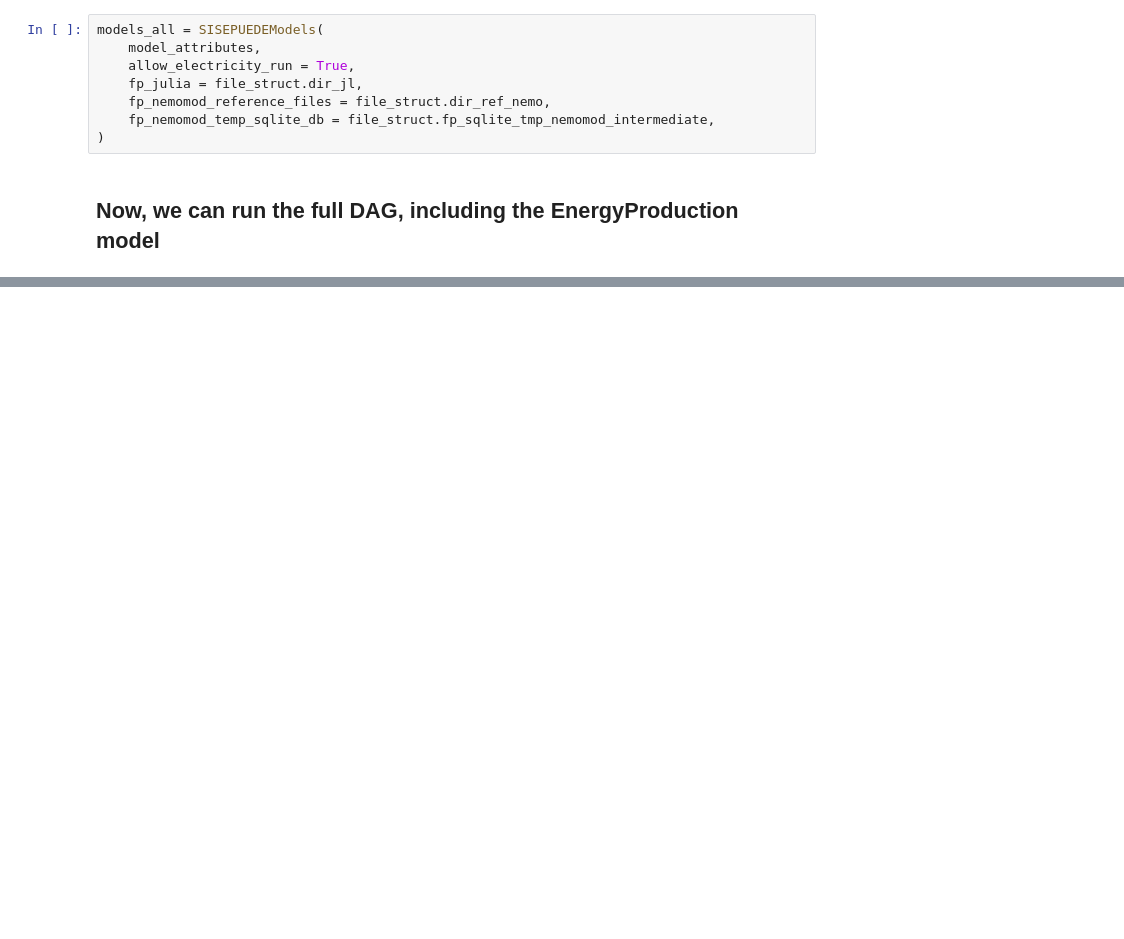
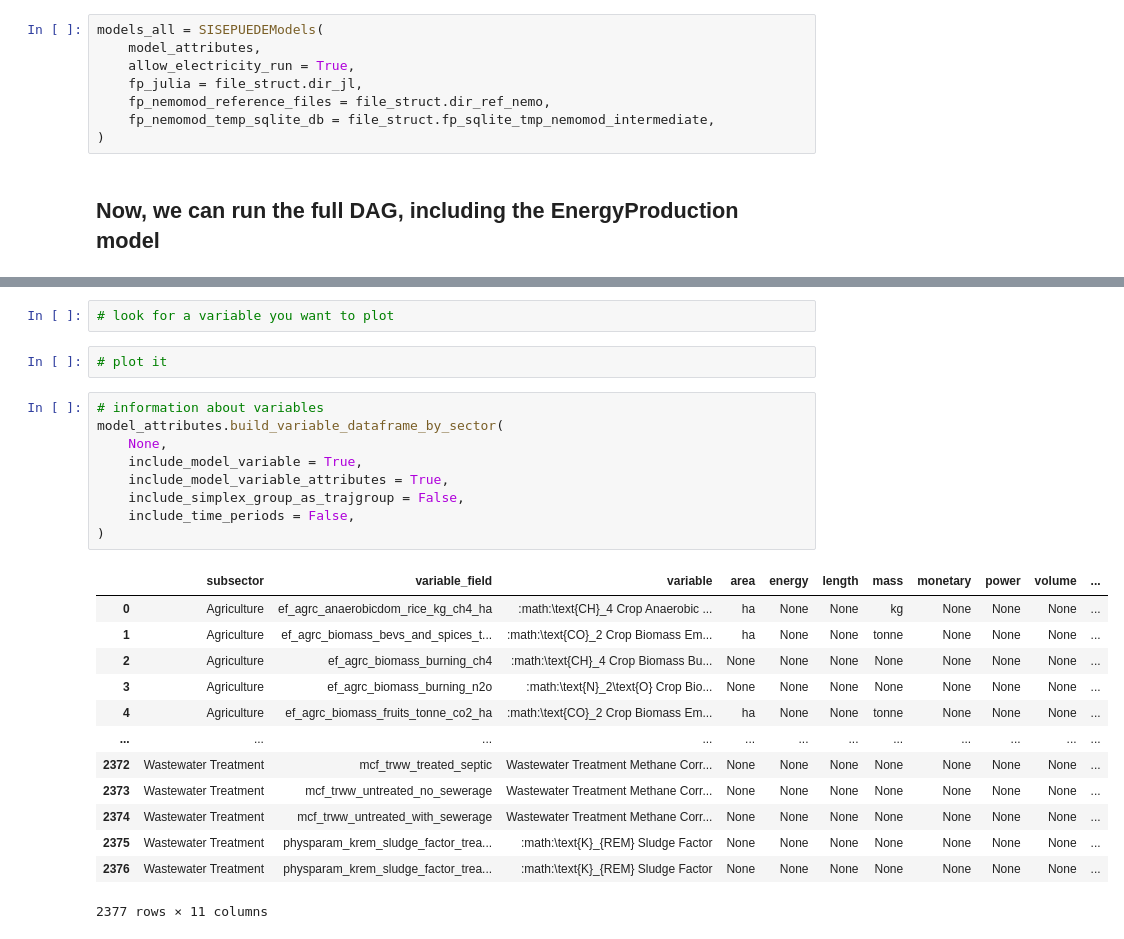
Before and after one commit to jcsyme/sisepuede_tutorials, a Jupyter notebook: sisepuede_tutorial_2-subsector_models.ipynb, the cells around one changed output, grey strips where cells are left out. Drawn from its saved outputs; the diff is of its cells as text; blank space fills up the shorter version.

```diff
--- a/sisepuede_tutorial_2-subsector_models.ipynb
+++ b/sisepuede_tutorial_2-subsector_models.ipynb
@@ -400,0 +475,27 @@ df_out_all = models_all(df_input, )
+# %%
+# look for a variable you want to plot
+# %%
+# plot it
+# %%
+# information about variables
+model_attributes.build_variable_dataframe_by_sector(
+    None,
+    include_model_variable = True,
+    include_model_variable_attributes = True,
+    include_simplex_group_as_trajgroup = False,
+    include_time_periods = False,
+)
+# %% [output]
+|  | subsector | variable_field | variable | area | energy | length | mass | monetary | power | volume | ... |
+| 0 | Agriculture | ef_agrc_anaerobicdom_rice_kg_ch4_ha | :math:\text{CH}_4 Crop Anaerobic ... | ha | None | None | kg | None | None | None | ... |
+| 1 | Agriculture | ef_agrc_biomass_bevs_and_spices_t... | :math:\text{CO}_2 Crop Biomass Em... | ha | None | None | tonne | None | None | None | ... |
+| 2 | Agriculture | ef_agrc_biomass_burning_ch4 | :math:\text{CH}_4 Crop Biomass Bu... | None | None | None | None | None | None | None | ... |
+| 3 | Agriculture | ef_agrc_biomass_burning_n2o | :math:\text{N}_2\text{O} Crop Bio... | None | None | None | None | None | None | None | ... |
+| 4 | Agriculture | ef_agrc_biomass_fruits_tonne_co2_ha | :math:\text{CO}_2 Crop Biomass Em... | ha | None | None | tonne | None | None | None | ... |
+| ... | ... | ... | ... | ... | ... | ... | ... | ... | ... | ... | ... |
+| 2372 | Wastewater Treatment | mcf_trww_treated_septic | Wastewater Treatment Methane Corr... | None | None | None | None | None | None | None | ... |
+| 2373 | Wastewater Treatment | mcf_trww_untreated_no_sewerage | Wastewater Treatment Methane Corr... | None | None | None | None | None | None | None | ... |
+| 2374 | Wastewater Treatment | mcf_trww_untreated_with_sewerage | Wastewater Treatment Methane Corr... | None | None | None | None | None | None | None | ... |
+| 2375 | Wastewater Treatment | physparam_krem_sludge_factor_trea... | :math:\text{K}_{REM} Sludge Factor | None | None | None | None | None | None | None | ... |
+| 2376 | Wastewater Treatment | physparam_krem_sludge_factor_trea... | :math:\text{K}_{REM} Sludge Factor | None | None | None | None | None | None | None | ... |
+2377 rows × 11 columns
```
Also changed, not shown: parts of 31 cells of this notebook, 1 other file.
